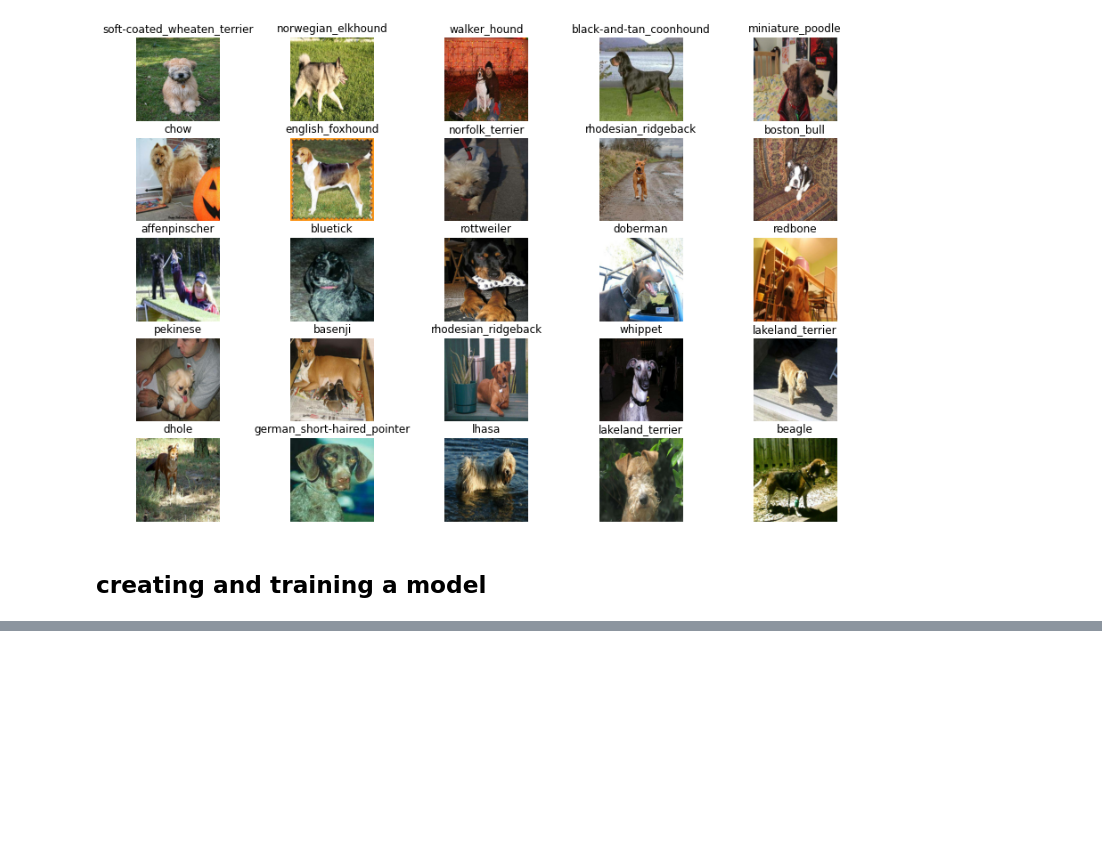
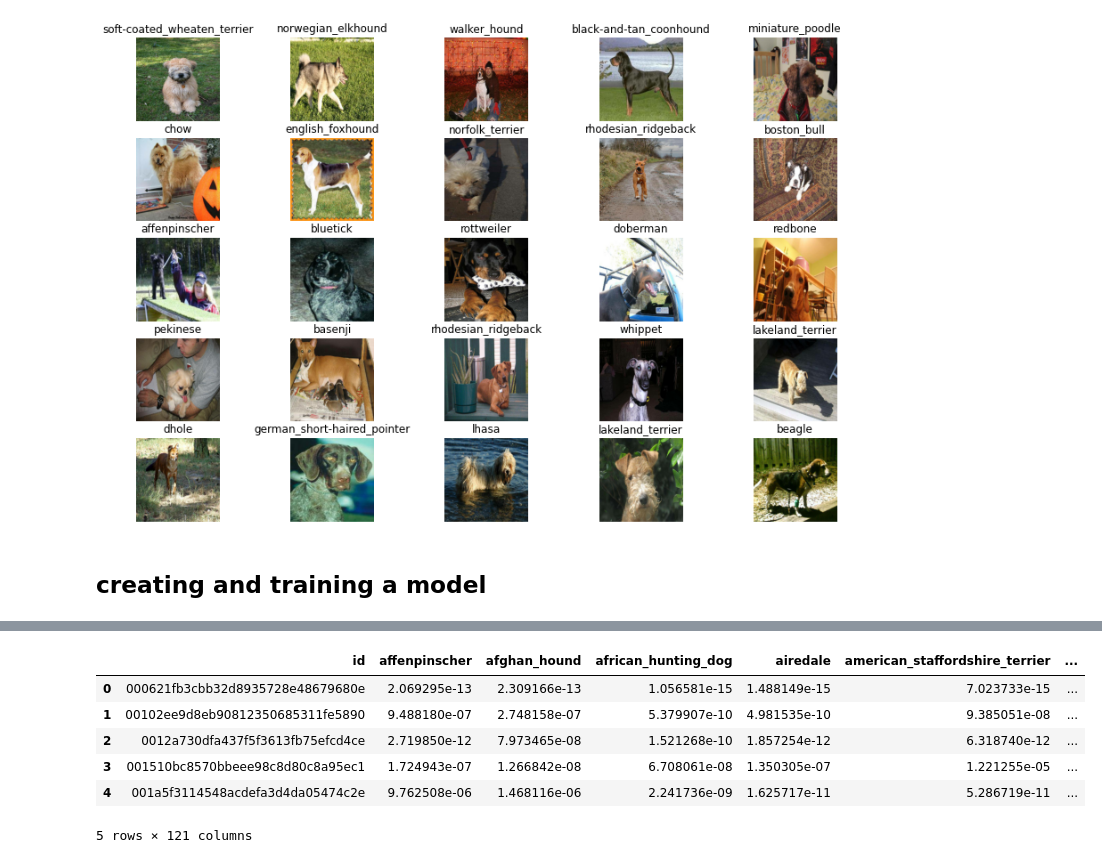
Before and after one commit to cecxli/dog_vision, a Jupyter notebook: dog_vision.ipynb, the cells around one changed output, grey strips where cells are left out. Drawn from its saved outputs; the diff is of its cells as text; code cells hidden in the pictures; blank space fills up the shorter version.

```diff
--- a/dog_vision.ipynb
+++ b/dog_vision.ipynb
@@ -284,0 +386,2 @@ early_stop = tf.keras.callbacks.EarlyStopping(monitor = 'val_accuracy',
+# %%
+test_data = create_data_batches(test_filenames, test_data=True)
@@ -284,0 +390,3 @@ early_stop = tf.keras.callbacks.EarlyStopping(monitor = 'val_accuracy',
+# %%
+test_predictions = full_model.predict(test_data,
+                                             verbose=1)
@@ -284,0 +413,11 @@ early_stop = tf.keras.callbacks.EarlyStopping(monitor = 'val_accuracy',
+# %%
+preds_df[list(unique_breeds)] = test_predictions
+preds_df.head()
+# %% [output]
+|  | id | affenpinscher | afghan_hound | african_hunting_dog | airedale | american_staffordshire_terrier | ... |
+| 0 | 000621fb3cbb32d8935728e48679680e | 2.069295e-13 | 2.309166e-13 | 1.056581e-15 | 1.488149e-15 | 7.023733e-15 | ... |
+| 1 | 00102ee9d8eb90812350685311fe5890 | 9.488180e-07 | 2.748158e-07 | 5.379907e-10 | 4.981535e-10 | 9.385051e-08 | ... |
+| 2 | 0012a730dfa437f5f3613fb75efcd4ce | 2.719850e-12 | 7.973465e-08 | 1.521268e-10 | 1.857254e-12 | 6.318740e-12 | ... |
+| 3 | 001510bc8570bbeee98c8d80c8a95ec1 | 1.724943e-07 | 1.266842e-08 | 6.708061e-08 | 1.350305e-07 | 1.221255e-05 | ... |
+| 4 | 001a5f3114548acdefa3d4da05474c2e | 9.762508e-06 | 1.468116e-06 | 2.241736e-09 | 1.625717e-11 | 5.286719e-11 | ... |
+5 rows × 121 columns
```
Also changed, not shown: parts of 20 cells of this notebook.
